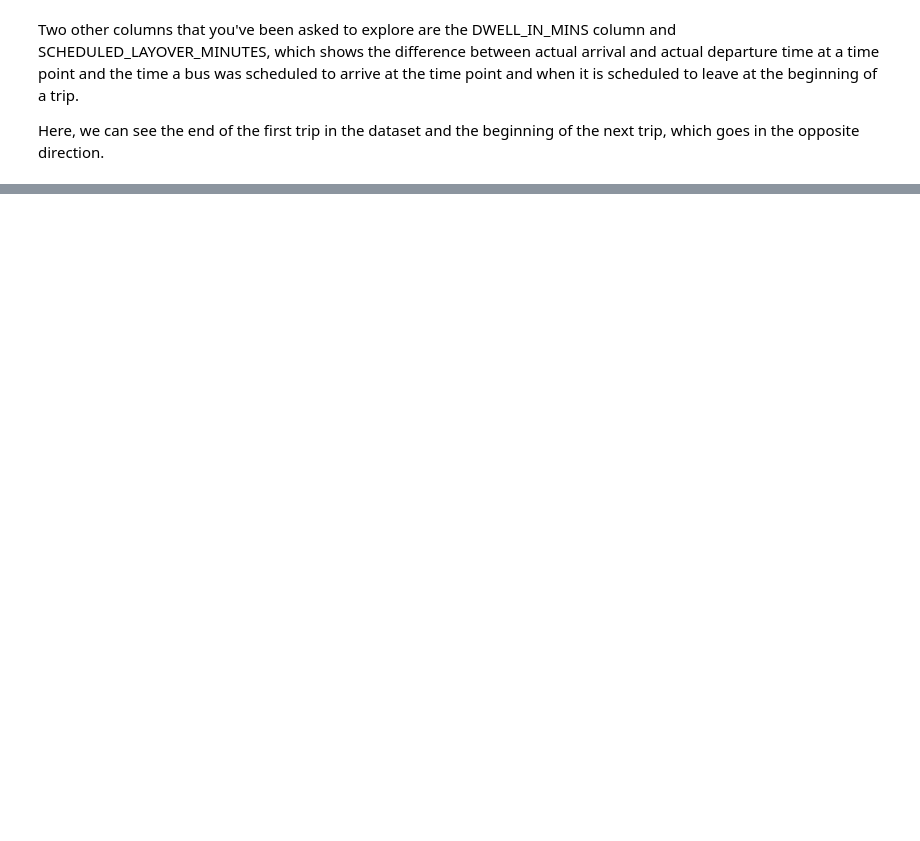
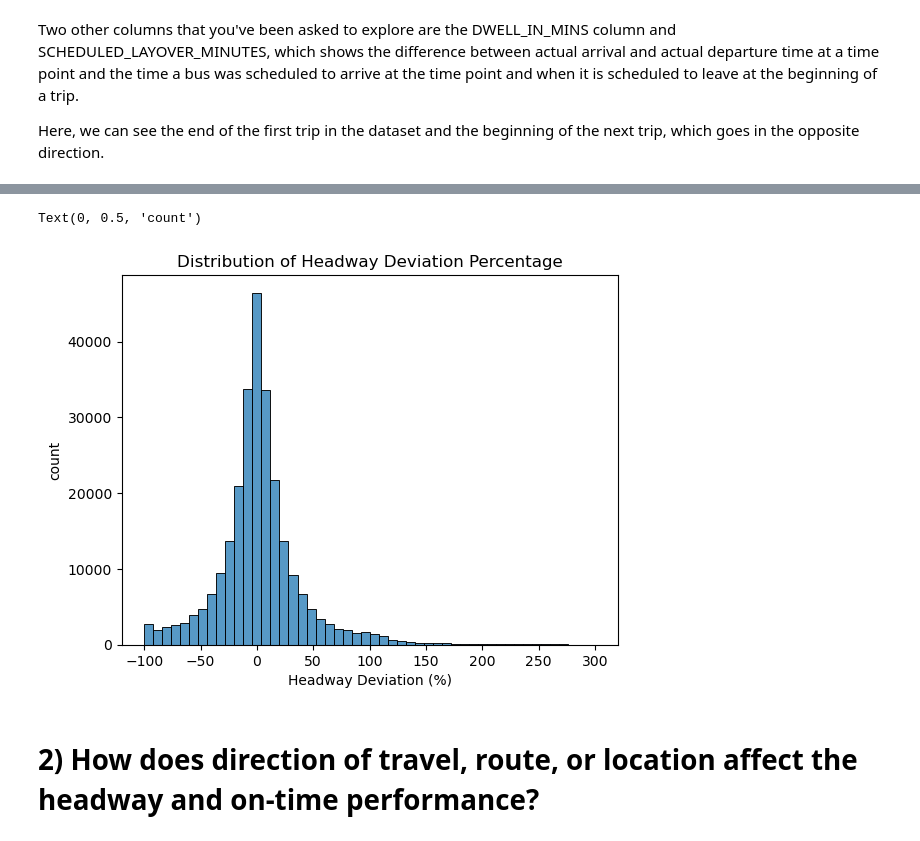
Before and after one commit to NSS-Data-Analytics-Cohort-11/wego-the-brotherhood-of-steel, a Jupyter notebook: notebooks/WeGo_Data_Project.ipynb, the cells around one changed output, grey strips where cells are left out. Saved outputs shown, nothing was run; the diff lists cells and outputs as text; code cells hidden in the pictures; blank space fills up the shorter version.

```diff
--- a/notebooks/WeGo_Data_Project.ipynb
+++ b/notebooks/WeGo_Data_Project.ipynb
@@ -146,0 +432,3 @@ perc_late
+# %%
+wego_trim = wego_trim[(wego_trim['hdwy_perc'] >= -300) & (wego_trim['hdwy_perc'] <= 300)]
+wego_trim.sort_values('hdwy_perc', ascending = False).head(60)
@@ -146,0 +453,10 @@ perc_late
+# %%
+sns.histplot(wego_trim['hdwy_perc'], bins=50)
+plt.title('Distribution of Headway Deviation Percentage')
+plt.xlabel('Headway Deviation (%)')
+plt.ylabel('count')
+# %% [output]
+Text(0, 0.5, 'count')
+[figure, added]
+# %% [markdown]
+# 2) How does direction of travel, route, or location affect the headway and on-time performance?
```
Also changed, not shown: parts of 60 cells of this notebook.
